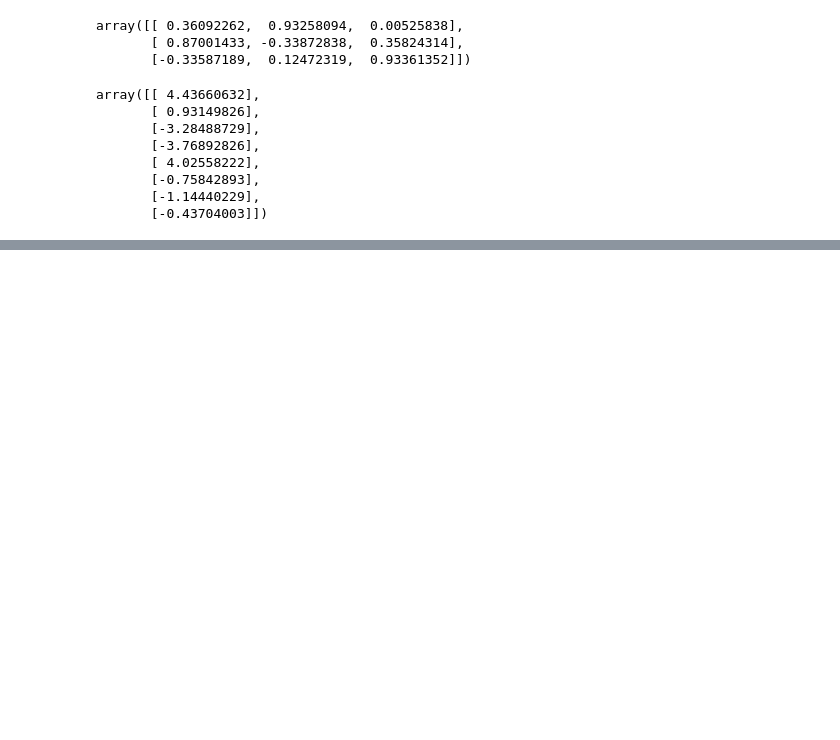
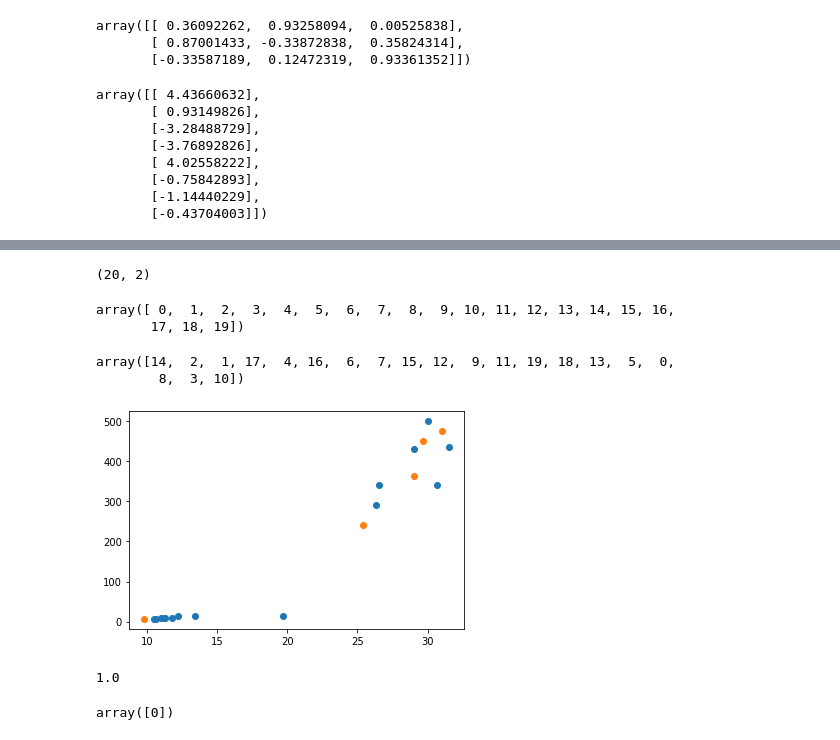
Before and after one commit to eaglehkim/python, a Jupyter notebook: prac3.ipynb, the cells around one changed output, grey strips where cells are left out. Cells and saved outputs as stored; diff of their text form; code cells hidden in the pictures; blank space fills up the shorter version.

```diff
--- a/prac3.ipynb
+++ b/prac3.ipynb
@@ -246,0 +334,4 @@ array([[ 4.43660632],
+# %%
+from sklearn.neighbors import KNeighborsClassifier
+kn = KNeighborsClassifier()
+kn.fit(heat_data, heat_target)
@@ -246,0 +387,32 @@ array([[ 4.43660632],
+# %%
+heat_data = np.array(heat_data)
+heat_target = np.array(heat_target)
+# %%
+heat_data.shape
+# %% [output]
+(20, 2)
+# %%
+# 랜덤화
+np.random.seed(3)
+index = np.arange(20)
+index
+# %% [output]
+array([ 0,  1,  2,  3,  4,  5,  6,  7,  8,  9, 10, 11, 12, 13, 14, 15, 16,
+       17, 18, 19])
+# %%
+np.random.shuffle(index)
+index
+# %% [output]
+array([14,  2,  1, 17,  4, 16,  6,  7, 15, 12,  9, 11, 19, 18, 13,  5,  0,
+        8,  3, 10])
+# %%
+train_input = heat_data[index[:15]]
+train_output = heat_target[index[:15]]
+test_input = heat_data[index[15:20]]
+test_output = heat_target[index[15:20]]
+# %%
+plt.scatter(train_input[:,0], train_input[:,1])
+plt.scatter(test_input[:,0], test_input[:,1])
+plt.show()
+# %% [output]
+[figure, added]
@@ -246,0 +421,9 @@ array([[ 4.43660632],
+# %%
+kn.score(test_input,test_output)
+# 0.85 ~ 0.95 면 성능이 대체로 가장 뛰어남
+# %% [output]
+1.0
+# %%
+kn.predict([[30,50]])
+# %% [output]
+array([0])
```
Also changed, not shown: parts of 17 cells of this notebook.
